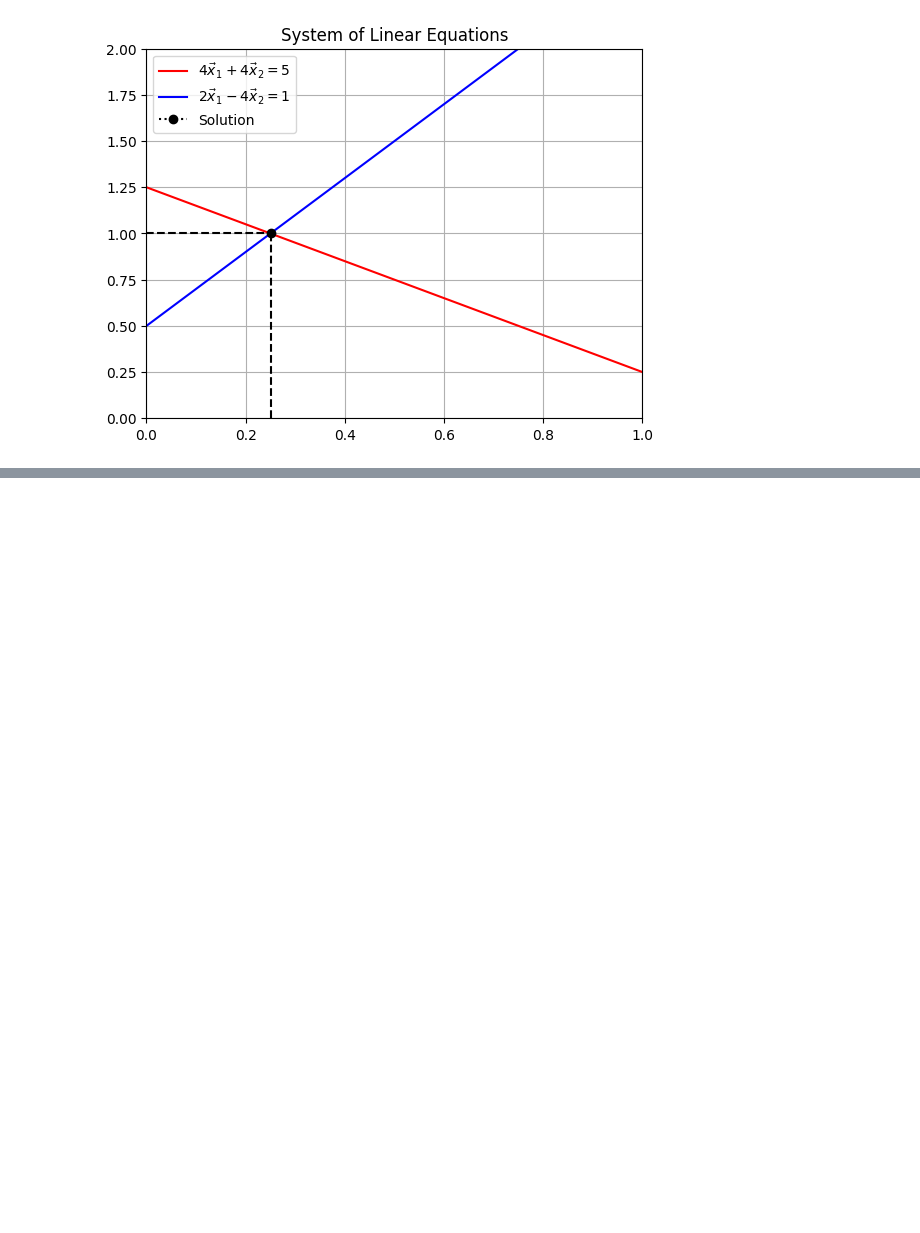
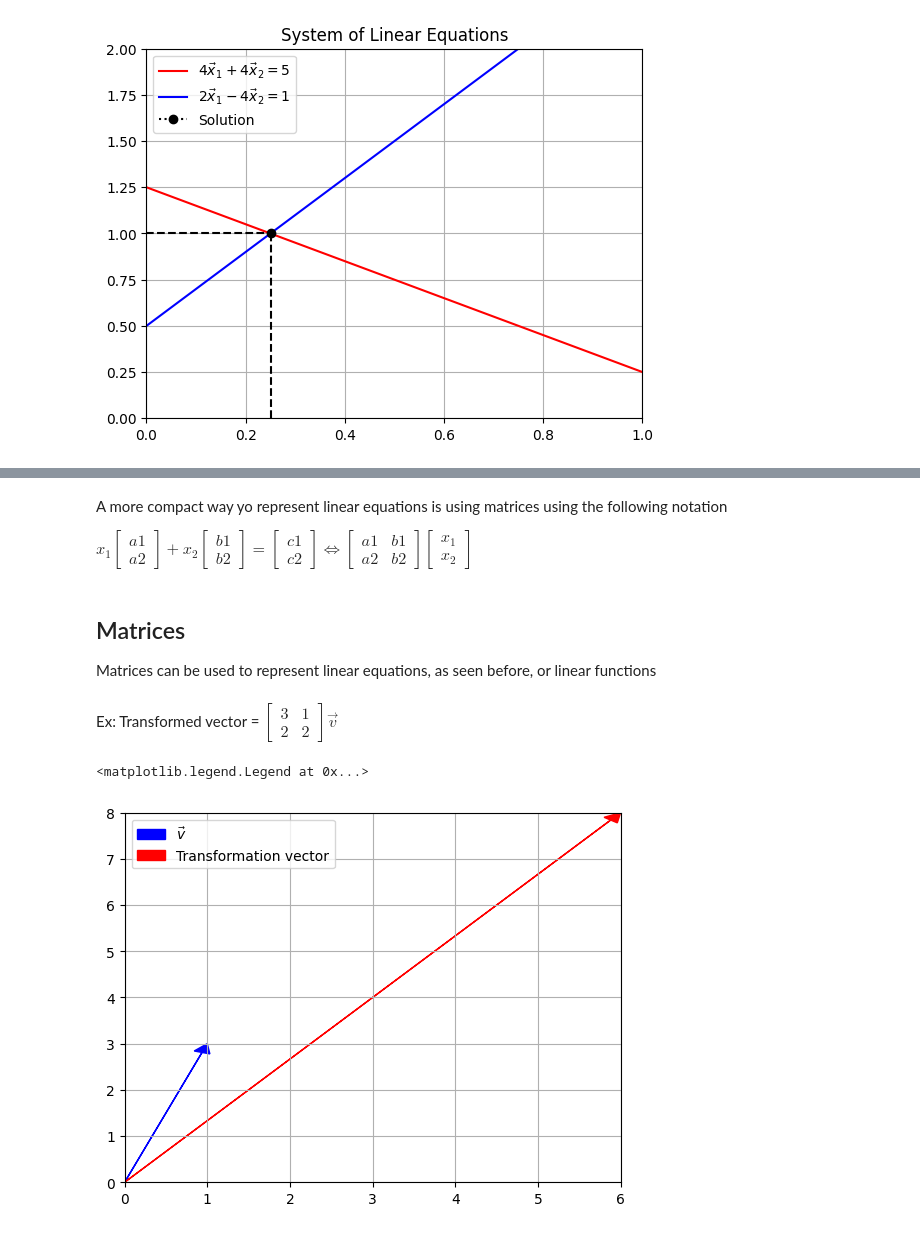
Before and after one commit to william-barros-costa/mathematics_for_machine_learning, a Jupyter notebook: 1_mathematical_foundations/chapter1.ipynb, the cells around one changed output, grey strips where cells are left out. Saved outputs shown, nothing was run; the diff lists cells and outputs as text; code cells hidden in the pictures; blank space fills up the shorter version.

```diff
--- a/1_mathematical_foundations/chapter1.ipynb
+++ b/1_mathematical_foundations/chapter1.ipynb
@@ -147,0 +177,28 @@ Text(0.5, 1.0, 'System of Linear Equations')
+# %% [markdown]
+A more compact way yo represent linear equations is using matrices using the following notation
+
+$x_1 \begin{bmatrix} a1 \\ a2 \end{bmatrix} + x_2 \begin{bmatrix} b1 \\ b2 \end{bmatrix} = \begin{bmatrix} c1 \\ c2 \end{bmatrix} \Leftrightarrow \begin{bmatrix} a1 & b1\\ a2 & b2 \end{bmatrix} \begin{bmatrix} x_1 \\ x_2 \end{bmatrix}$
+# %% [markdown]
+## Matrices
+
+Matrices can be used to represent linear equations, as seen before, or linear functions
+# %% [markdown]
+Ex: Transformed vector = $\begin{bmatrix} 3 & 1 \\ 2 & 2 \end{bmatrix} \vec v$
+# %%
+def transform_vector(vector, transformation):
+    (a, b), (c, d) = transformation
+    x1, x2 = vector
+    return [x1 * a + x2 * b, x1 * c + x2 * d]
+
+vector = [1, 3]
+transformation =[[3,1],[2, 2]]
+transformed_vector = transform_vector(vector, transformation)
+
+plt.arrow(0, 0, *vector, color='blue', label=r'$\vec v$', head_length=0.2, head_width=0.2, length_includes_head=True)
+plt.arrow(0, 0, *transformed_vector, color='red', label=r'Transformation vector', head_length=0.2, head_width=0.2, length_includes_head=True)
+plt.grid()
+plt.axis([0, 6, 0, 8])
+plt.legend()
+# %% [output]
+<matplotlib.legend.Legend at 0x...>
+[figure, added]
```
Also changed, not shown: parts of 11 cells of this notebook.
